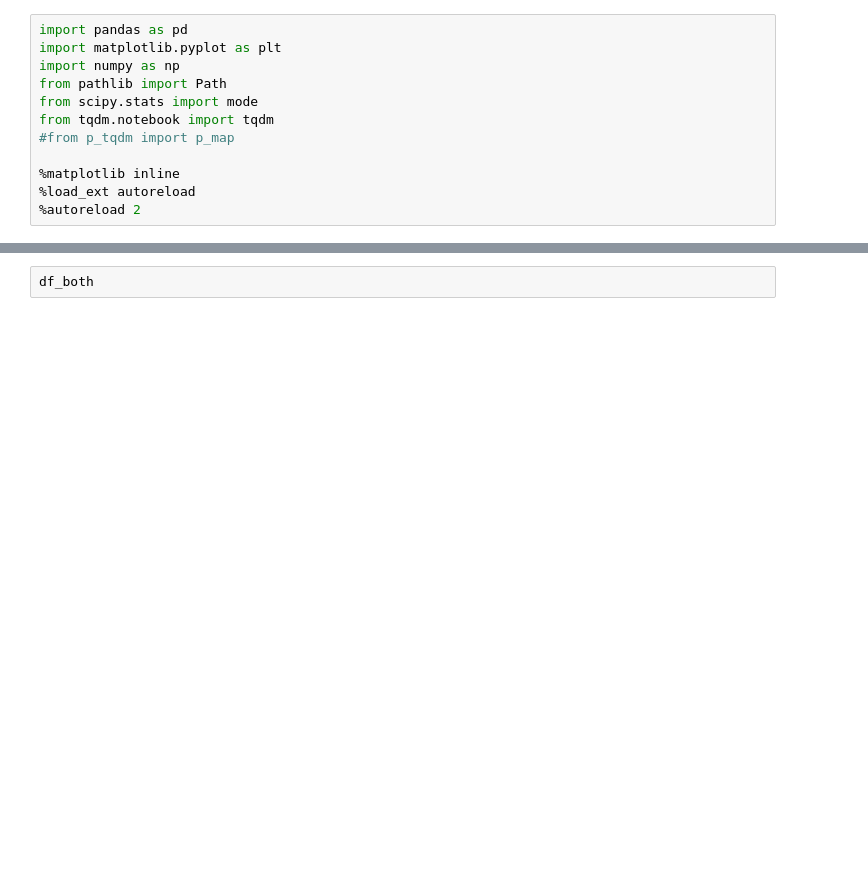
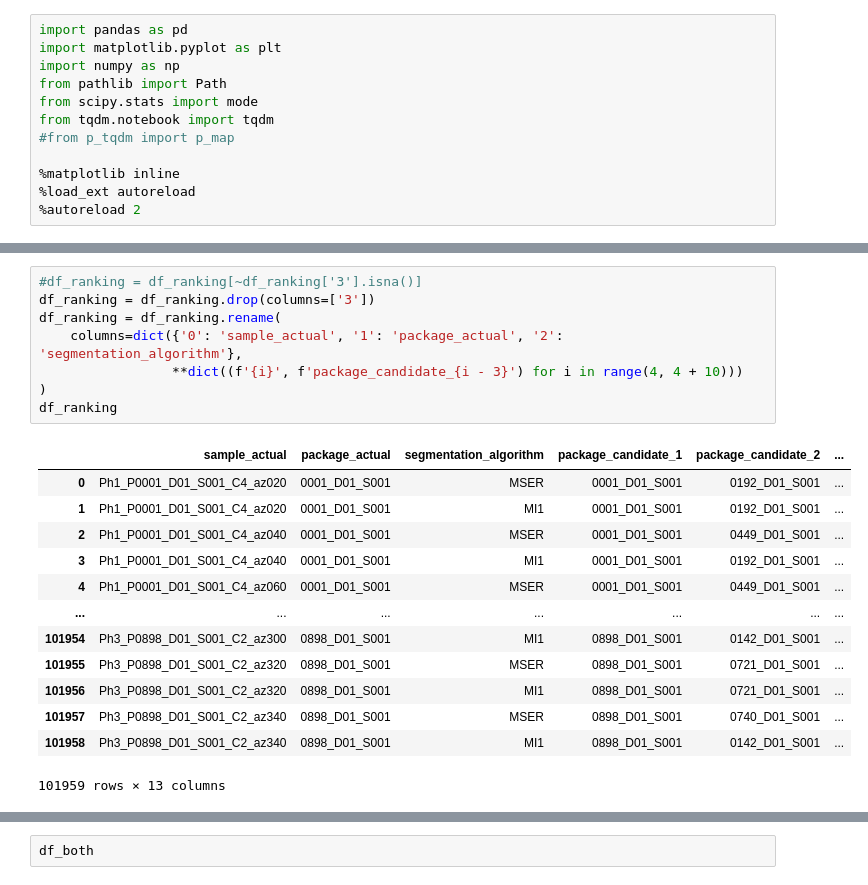
Before and after one commit to romaroman/pharma, a Jupyter notebook: notebooks/hash/ranking_aggregation.ipynb, the cells around one changed output, grey strips where cells are left out. Saved outputs shown, nothing was run; the diff lists cells and outputs as text; blank space fills up the shorter version.

```diff
--- a/notebooks/hash/ranking_aggregation.ipynb
+++ b/notebooks/hash/ranking_aggregation.ipynb
@@ -14,0 +28,22 @@ df_ranking = pd.read_csv('/ndata/chaban/pharmapack/candidates_prepared.csv', ind
+# %%
+#df_ranking = df_ranking[~df_ranking['3'].isna()]
+df_ranking = df_ranking.drop(columns=['3'])
+df_ranking = df_ranking.rename(
+    columns=dict({'0': 'sample_actual', '1': 'package_actual', '2': 'segmentation_algorithm'},
+                 **dict((f'{i}', f'package_candidate_{i - 3}') for i in range(4, 4 + 10)))
+)
+df_ranking
+# %% [output]
+|  | sample_actual | package_actual | segmentation_algorithm | package_candidate_1 | package_candidate_2 | ... |
+| 0 | Ph1_P0001_D01_S001_C4_az020 | 0001_D01_S001 | MSER | 0001_D01_S001 | 0192_D01_S001 | ... |
+| 1 | Ph1_P0001_D01_S001_C4_az020 | 0001_D01_S001 | MI1 | 0001_D01_S001 | 0192_D01_S001 | ... |
+| 2 | Ph1_P0001_D01_S001_C4_az040 | 0001_D01_S001 | MSER | 0001_D01_S001 | 0449_D01_S001 | ... |
+| 3 | Ph1_P0001_D01_S001_C4_az040 | 0001_D01_S001 | MI1 | 0001_D01_S001 | 0192_D01_S001 | ... |
+| 4 | Ph1_P0001_D01_S001_C4_az060 | 0001_D01_S001 | MSER | 0001_D01_S001 | 0449_D01_S001 | ... |
+| ... | ... | ... | ... | ... | ... | ... |
+| 101954 | Ph3_P0898_D01_S001_C2_az300 | 0898_D01_S001 | MI1 | 0898_D01_S001 | 0142_D01_S001 | ... |
+| 101955 | Ph3_P0898_D01_S001_C2_az320 | 0898_D01_S001 | MSER | 0898_D01_S001 | 0721_D01_S001 | ... |
+| 101956 | Ph3_P0898_D01_S001_C2_az320 | 0898_D01_S001 | MI1 | 0898_D01_S001 | 0721_D01_S001 | ... |
+| 101957 | Ph3_P0898_D01_S001_C2_az340 | 0898_D01_S001 | MSER | 0898_D01_S001 | 0740_D01_S001 | ... |
+| 101958 | Ph3_P0898_D01_S001_C2_az340 | 0898_D01_S001 | MI1 | 0898_D01_S001 | 0142_D01_S001 | ... |
+101959 rows × 13 columns
```
Also changed, not shown: parts of 13 cells of this notebook, 9 other files.
